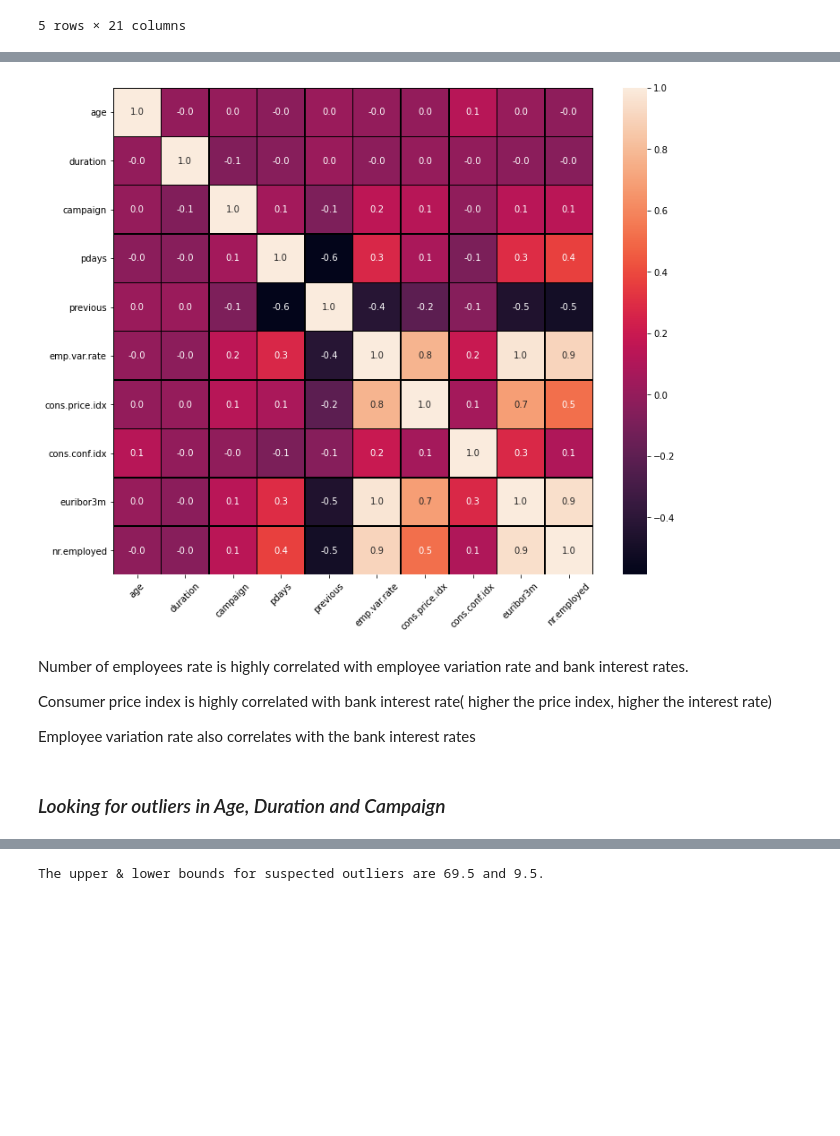
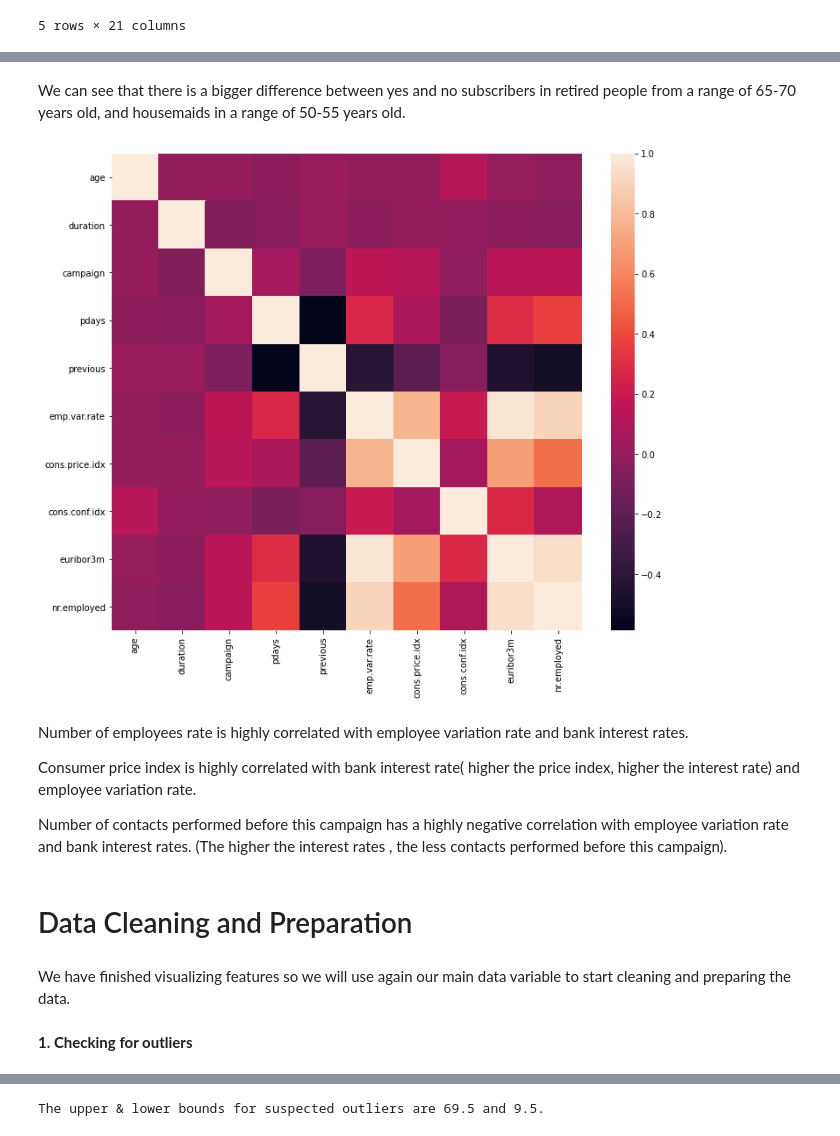
Before and after one commit to oak-hill/Bank-Marketing-Campaign, a Jupyter notebook: notebook.ipynb, the cells around one changed output, grey strips where cells are left out. Drawn from its saved outputs; the diff is of its cells as text; code cells hidden in the pictures; blank space fills up the shorter version.

Commit message:
EDA and data preparation

```diff
--- a/notebook.ipynb
+++ b/notebook.ipynb
@@ -16,8 +15,10 @@ import seaborn as sns
 # %% [markdown]
 ### Loading Data
 # %%
-train = pd.read_excel('../Data/bank-additional-full.xlsx')
-train.head(5)
+#Let's load the data and take a first look to the first rows.
+
+data = pd.read_csv('../Data/bank-additional-full.csv',sep=";")
+data.head(5)
 # %% [output]
 |  | age | job | marital | education | default | housing | loan | contact | month | day_of_week | ... |
 | 0 | 56 | housemaid | married | basic.4y | no | no | no | telephone | may | mon | ... |
@@ -113,3 +112,10 @@ test.duplicated().sum()
+# %%
+#For purposes of our exploratory data analysis we will separate our prediction target from our features.
+
+target = data.y
+features = data.drop('y', axis=1)
 # %%
-#Let's check which are the features with categories (object type)
-train.select_dtypes(object).head(1)
+#Let's check which are the features with categories (object type) in our training set
+
+str_cols = features.select_dtypes('object').columns
+num_cols = features.select_dtypes(['int', 'float']).columns
@@ -161,16 +265,24 @@ Name: y, dtype: int64
+# %% [markdown]
+We can see that there is a bigger difference between yes and no subscribers in retired people from a range of 65-70 years old, and housemaids in a range of 50-55 years old.
 # %%
+#We graph numerical data correlation to see if I find any other interesting relations.
+
 fig = plt.figure(figsize=(12,10))
-sns.heatmap(train.corr(), annot=True, linewidths=0.5,linecolor="black",fmt=".1f")
-plt.xticks(rotation = 45)
+cor_matrix = pd.concat([features[num_cols]], axis = 1).corr()
+sns.heatmap(cor_matrix)
 plt.show()
 # %% [output]
-[figure, old version]
+[figure, new version]
 # %% [markdown]
 
 Number of employees rate is highly correlated with employee variation rate and bank interest rates.
 
-Consumer price index is highly correlated with bank interest rate( higher the price index, higher the interest rate)
+Consumer price index is highly correlated with bank interest rate( higher the price index, higher the interest rate) and employee variation rate.
 
-Employee variation rate also correlates with the bank interest rates
+Number of contacts performed before this campaign has a highly negative correlation with employee variation rate and bank interest rates. (The higher the interest rates , the less contacts performed before this campaign).
 # %% [markdown]
-### *Looking for outliers in Age, Duration and Campaign*
+# Data Cleaning and Preparation
+# %% [markdown]
+We have finished visualizing features so we will use again our main data variable to start cleaning and preparing the data.
+# %% [markdown]
+**1. Checking for outliers**
```
Also changed, not shown: parts of 112 cells of this notebook.
